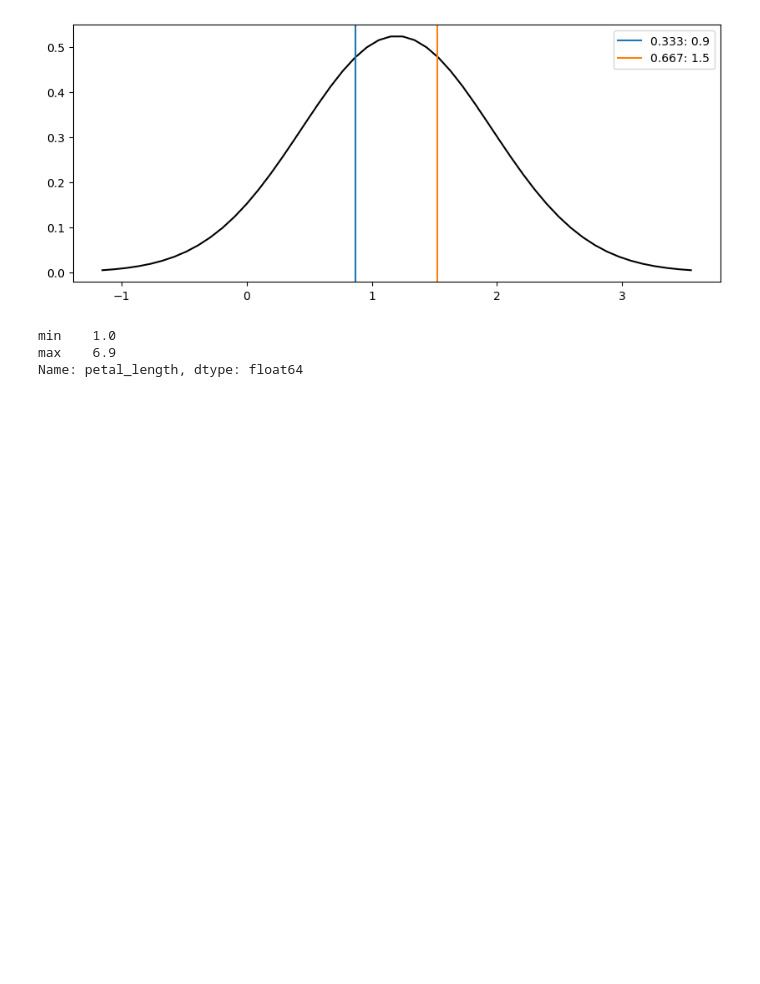
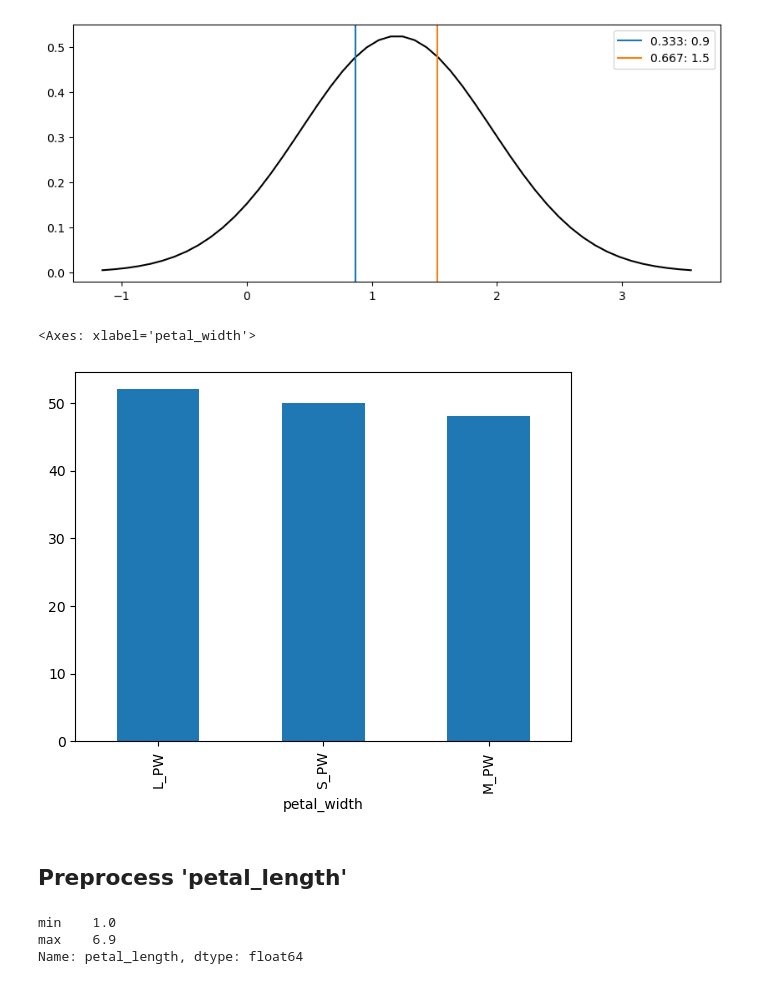
Before and after one commit to andaraiwin/decisionT, a Jupyter notebook: DecisionTree.ipynb, the cells around one changed output. Cells and saved outputs as stored; diff of their text form; code cells hidden in the pictures; blank space fills up the shorter version.

Commit message:
preprocess data

```diff
--- a/DecisionTree.ipynb
+++ b/DecisionTree.ipynb
@@ -107,3 +116,3 @@ M_SL = data.loc[(flag2 & flag3), 'sepal_length']
 # %%
 flag4 = (data['sepal_length'] > 6.2)
-L_SL = data.loc[flag4, 'sepal_length']
+iris.loc[flag4, 'sepal_length'] = "L_SL"
@@ -156,6 +173,23 @@ ax.legend()
 plt.show()
 # %% [output]
 [figure]
+# %%
+flag = (data['petal_width'] < 0.9)
+iris.loc[flag, 'petal_width'] = "S_PW"
+# %%
+flag5 = (data['petal_width'] >= 0.9)
+flag6 = (data['petal_width'] <= 1.5)
+iris.loc[(flag5 & flag6), 'petal_width'] = "M_PW"
+# %%
+flag7 = (data['petal_width'] > 1.5)
+iris.loc[flag7, 'petal_width'] = "L_PW"
+# %%
+iris['petal_width'].value_counts().plot(kind='bar')
+# %% [output]
+<Axes: xlabel='petal_width'>
+[figure, added]
+# %% [markdown]
+## Preprocess 'petal_length'
 # %%
 data['petal_length'].agg(['min', 'max'])
 # %% [output]
```
Also changed, not shown: parts of 24 cells of this notebook.
